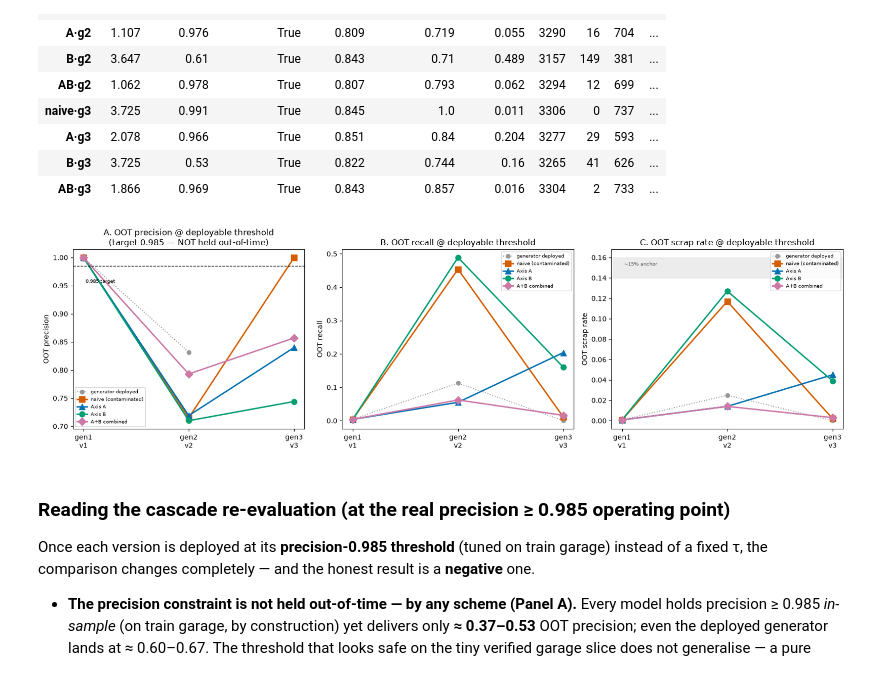
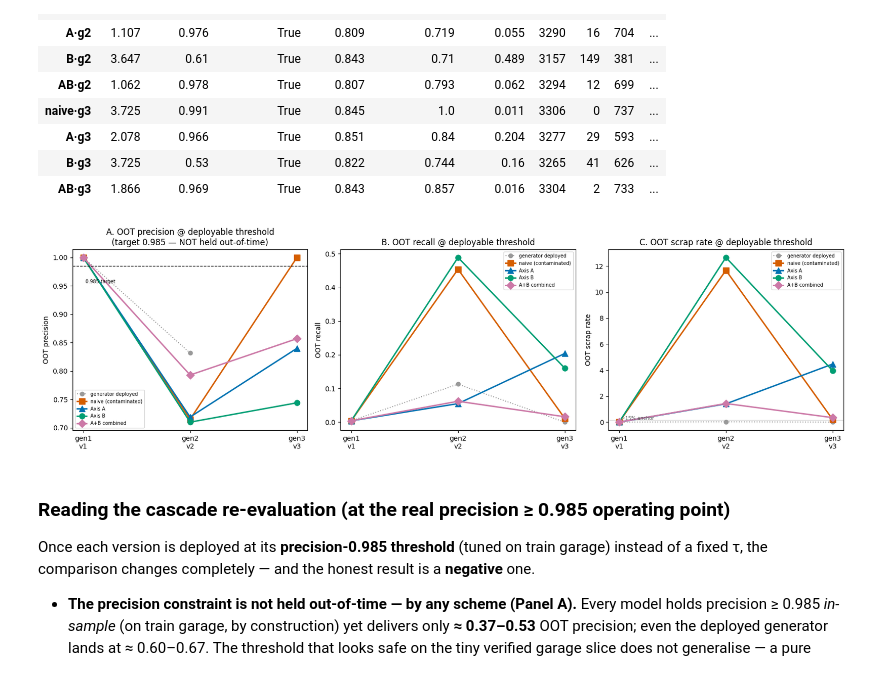
Before and after one commit to Rylie-KIM/uob-final-dissertation-allianz-internship-2026, a Jupyter notebook: notebook/03_02_p28_sfp_mitigation.ipynb, the cells around one changed output. Saved outputs shown, nothing was run; the diff lists cells and outputs as text; code cells hidden in the pictures.

```diff
--- a/notebook/03_02_p28_sfp_mitigation.ipynb
+++ b/notebook/03_02_p28_sfp_mitigation.ipynb
@@ -482,11 +466,11 @@ gtr_y, gtr_pos = label[gtr].to_numpy(), int((label[gtr] == 1).sum())
 og_y,  og_pos  = label[og].to_numpy(),  int((label[og] == 1).sum())
 
 def tune_precision(scores, y, npos, target=TARGET_PREC):
-    """Smallest-score operating point holding precision >= target, chosen to max recall.
-    Returns (thr, precision, recall, n_scrapped) or None if the target is infeasible."""
+    # return: (thr, precision, recall, n_scrapped) or None
     best = None
     for t in np.unique(scores):
-        pred = scores >= t; n = int(pred.sum())
+        pred = scores >= t
+        n = int(pred.sum())
         if n == 0:
             continue
         prec = float(y[pred].mean())
@@ -497,8 +481,9 @@ def tune_precision(scores, y, npos, target=TARGET_PREC):
     return best
 
 def deploy_thr(scores_on_gtr):
-    """Deployable threshold: hold precision >= 0.985 on TRAIN garage (the data available at
-    deployment time), maximising recall. Falls back to the v1 cutoff τ if infeasible in-sample."""
+    # threshold available for deploy >> max recall
+    # fall back: τ
+    # precision is only calculated with the garage-verified data @TODO - do not resemble the real-world
     t = tune_precision(scores_on_gtr, gtr_y, gtr_pos)
     return (t[0], True) if t else (TAU, False)
 
@@ -506,10 +491,8 @@ def rarity(cells):
     f = cells[train_mask].value_counts(normalize=True); m = (1.0 / (f.size * f)).clip(0.25, 4.0)
     return m / m.mean()
 
+# @TODO - implement cascade retraining shared method for notebook-only and design for real-app retraining script
 def cascade_gen3(clf2, scheme):
-    """gen-3 trained on gen-2's log. Crucially, gen-2 SCRAPS at its own DEPLOYABLE
-    (precision-0.985-tuned) threshold — not the fixed v1 τ — so the cascade propagates each
-    version's real operating point. Oracle-free -> gen-3 garage pool = (v1 garage) & (gen-2 garage)."""
     score2  = clf2.predict_proba(X)[:, 1]
     thr2, _ = deploy_thr(clf2.predict_proba(X[gtr])[:, 1])          # gen-2's precision-0.985 threshold
     scrap2  = pd.Series(score2 >= thr2, index=log.index)           # decision at the tuned threshold
@@ -533,5 +516,5 @@ def cascade_gen3(clf2, scheme):
     return fit_xgb(Xc, yc, wc)
 
 gen3 = {k: cascade_gen3(v, k) for k, v in gen2.items()}
-print("gen-3 cascade built (gen-2 scraps at its own precision-0.985 threshold):", list(gen3))
+print("finished")
 # %% [output]
@@ -539,8 +522,4 @@ ImportError: cannot import name 'peak0' from 'detector.algorithm.residual_peak'
 # %%
-# Two readings per model (via the shared detector library):
-#   ψ = peak0(residual) — residual-peak loop signal, threshold-free, unchanged by tuning
-#   the OPERATING POINT under precision>=0.985 — deploy at the precision-tuned threshold, then read
-#   OOT AUC / precision / recall / confusion matrix / scrap (what you actually GET out-of-time).
 def operating_point(clf):
     thr, feas = deploy_thr(clf.predict_proba(X[gtr])[:, 1])
     s_og, s_oot = clf.predict_proba(X[og])[:, 1], clf.predict_proba(X[oot_mask])[:, 1]
@@ -553,8 +532,8 @@ def operating_point(clf):
         "OOT precision":  round(cm["precision"], 3),      # target 0.985
         "OOT recall":     round(cm["recall"], 3),
         "TN": cm["TN"], "FP": cm["FP"], "FN": cm["FN"], "TP": cm["TP"],   # FP = repairable scrapped
-        "scrap@thr":      round(float((s_oot >= thr).mean()), 3),
-        "scrap@τ=0.872":  round(float((s_oot >= TAU).mean()), 3),         # fixed-τ contrast
+        "scrap %@thr":      round(float((s_oot >= thr).mean()) * 100, 3),
+        "scrap% @τ=0.872":  round(float((s_oot >= TAU).mean()) * 100, 3),         # fixed-τ contrast
     }
 
 cascade_tbl = pd.DataFrame({f"{k}·g2": operating_point(gen2[k]) for k in gen2}
@@ -591,35 +570,35 @@ def gen_point(col):                               # generator reference: tune on
     rec  = float((pred & (og_y == 1)).sum() / og_pos)
     scrap = float((log.loc[oot_mask, col].values >= thr).mean())
     return prec, rec, scrap
 
 def mod_point(clf):
     r = operating_point(clf)
-    return r["OOT precision"], r["OOT recall"], r["scrap@thr"]
+    return r["OOT precision"], r["OOT recall"], r["scrap %@thr"]
 
 gref = [gen_point(c) for c in ["model_v1_score", "model_v2a_score", "model_v3a_score"]]
 v1pt = gref[0]                                     # shared v1 anchor
 
 fig, ax = plt.subplots(1, 3, figsize=(16.5, 4.8))
 panels = [(0, "A. OOT precision @ deployable threshold\n(target 0.985 — NOT held out-of-time)", "OOT precision"),
           (1, "B. OOT recall @ deployable threshold", "OOT recall"),
           (2, "C. OOT scrap rate @ deployable threshold", "OOT scrap rate")]
 for gi, title, ylab in panels:
     series = {"generator deployed": [gref[0][gi], gref[1][gi], gref[2][gi]]}
     styles = {"generator deployed": {"color": "#999999", "ls": ":", "marker": "o", "ms": 6, "lw": 1.4}}
     for k in gen2:
         p2, p3 = mod_point(gen2[k]), mod_point(gen3[k])
         series[LBL[k]] = [v1pt[gi], p2[gi], p3[gi]]
         styles[LBL[k]] = {"color": COL[k], "marker": MK[k], "ms": 8, "lw": 2.1}
     plot_metric_trajectory(series, ax=ax[gi], xticklabels=xt, ylabel=ylab, title=title, styles=styles,
                            hline=(TARGET_PREC, {}) if gi == 0 else None,
                            band=(0.14, 0.16, {}) if gi == 2 else None)
     ax[gi].legend(fontsize=7)
 ax[0].text(0.02, TARGET_PREC - 0.03, "0.985 target", fontsize=7)
 ax[2].text(0.02, 0.152, "~15% anchor", fontsize=7, color="#555")
 plt.tight_layout()
 plt.show()
 # %% [output]
-[figure, old version]
+[figure, new version]
 # %% [markdown]
 ### Reading the cascade re-evaluation (at the real precision ≥ 0.985 operating point)
 
```
Also changed, not shown: parts of 4 cells of this notebook.
